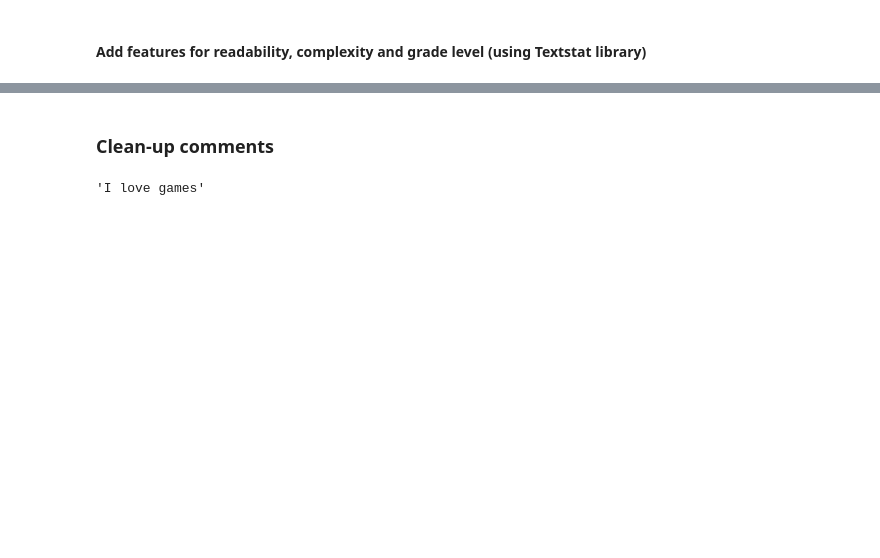
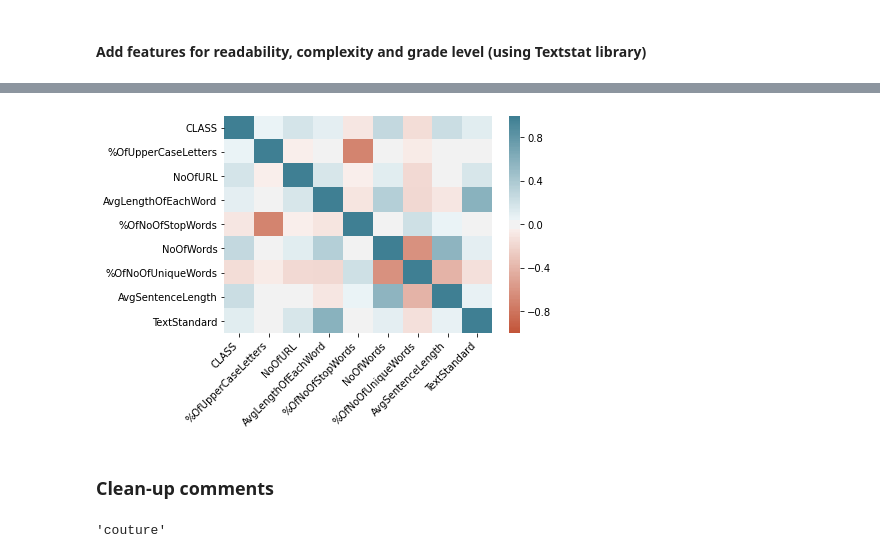
Before and after one commit to Preeti24/Youtube-comments, a Jupyter notebook: Feature Engineering.ipynb, the cells around one changed output, grey strips where cells are left out. Saved outputs shown, nothing was run; the diff lists cells and outputs as text; code cells hidden in the pictures; blank space fills up the shorter version.

```diff
--- a/Feature Engineering.ipynb
+++ b/Feature Engineering.ipynb
@@ -119,16 +103,16 @@ def NoOfStopWords(comment):
     for word in comment:
         if word in stopwords.words('english'):
             count+=1
-    return count
+    return round(count*100/len(comment),2)
 
-data['NoOfStopWords']=data['CONTENT'].apply(NoOfStopWords)
+data['%OfNoOfStopWords']=data['CONTENT'].apply(NoOfStopWords)
 # %% [markdown]
 ####  No. of sentences in each review
 # %%
-def NoOfSentences(comment):
-    return(len(sent_tokenize(comment)))
+# def NoOfSentences(comment):
+#     return(len(sent_tokenize(comment)))
 
-data['NoOfSentences']=data['CONTENT'].apply(NoOfSentences)
+# data['NoOfSentences']=data['CONTENT'].apply(NoOfSentences)
 # %% [markdown]
 #### No. of words in each review
 # %%
@@ -141,9 +125,9 @@ data['NoOfWords']=data['CONTENT'].apply(NoOfWords)
 # %%
 def NoOfUniqueWords(comment):
 
-    return(len(set(word_tokenize(comment))))
+    return(len(set(word_tokenize(comment)))/len(word_tokenize(comment)))
 
-data['NoOfUniqueWords']=data['CONTENT'].apply(NoOfUniqueWords)
+data['%OfNoOfUniqueWords']=data['CONTENT'].apply(NoOfUniqueWords)
 # %%
 data.columns
 # %% [output]
@@ -162,16 +142,10 @@ data.head(2)
 # %%
-data['FleschReadingEase']=data['CONTENT'].apply(lambda x: textstat.flesch_reading_ease(x))
+# data['FleschReadingEase']=data['CONTENT'].apply(lambda x: textstat.flesch_reading_ease(x))
 
-data['GunningFog']=data['CONTENT'].apply(lambda x: textstat.gunning_fog(x))
+# data['GunningFog']=data['CONTENT'].apply(lambda x: textstat.gunning_fog(x))
 
-data['SmogIndex']=data['CONTENT'].apply(lambda x: textstat.smog_index(x))
+# data['SmogIndex']=data['CONTENT'].apply(lambda x: textstat.smog_index(x))
 
-data['ARI']=data['CONTENT'].apply(lambda x: textstat.automated_readability_index(x))
+# data['ARI']=data['CONTENT'].apply(lambda x: textstat.automated_readability_index(x))
 
-data['ColemanLiauIndex']=data['CONTENT'].apply(lambda x: textstat.coleman_liau_index(x))
-
-data['TextStandard']=data['CONTENT'].apply(lambda x: textstat.text_standard(x,float_output=True))
-
-data['AvgSentenceLength']=data['CONTENT'].apply(lambda x: textstat.avg_sentence_length(x))
-
-data.head(2)
+# data['ColemanLiauIndex']=data['CONTENT'].apply(lambda x: textstat.coleman_liau_index(x))
@@ -182,3 +159,19 @@ data.head(2)
+# %%
+corr=data.corr()
+
+ax = sns.heatmap(
+    corr,
+    vmin=-1, vmax=1, center=0,
+    cmap=sns.diverging_palette(20, 220, n=200),
+    square=False
+)
+ax.set_xticklabels(
+    ax.get_xticklabels(),
+    rotation=45,
+    horizontalalignment='right'
+);
+# %% [output]
+[figure, added]
 # %% [markdown]
 ### Clean-up comments
 # %%
@@ -211,10 +204,10 @@ def correct_spellings(wordList):
         else:
             corrected_text.append(word)
     return ' '.join(corrected_text)
-# %%
-correct_spellings('I lve gameens')
-# %% [output]
-'I love games'
+# %%
+correct_spellings('youtube')
+# %% [output]
+'couture'
 # %% [markdown]
 List of cleaning items:
 - Remove URLs
```
Also changed, not shown: parts of 48 cells of this notebook, 1 other file.
